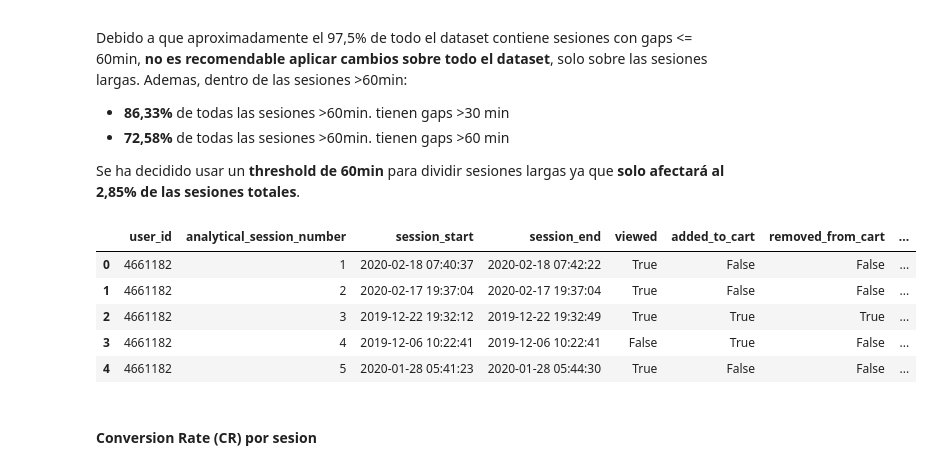
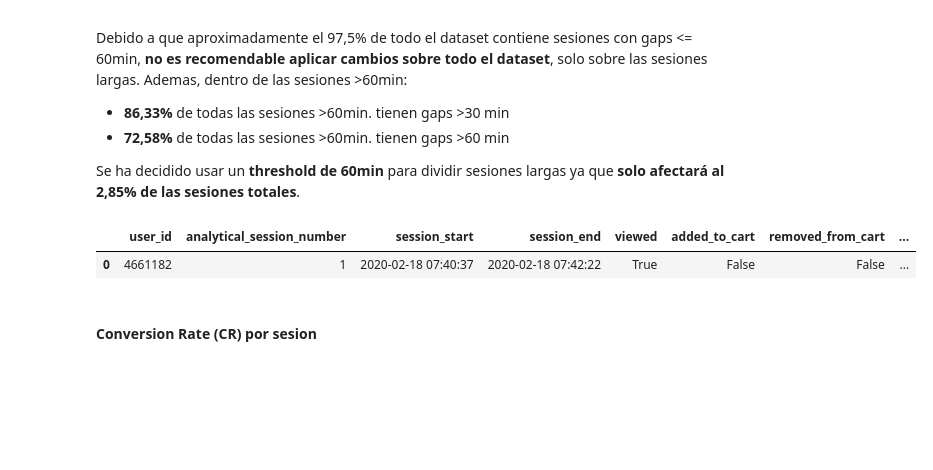
Before and after one commit to jordipsans/ecommerce-growth-analytics, a Jupyter notebook: notebooks/03_AnalisisInsights.ipynb, the cells around one changed output. Saved outputs shown, nothing was run; the diff lists cells and outputs as text; code cells hidden in the pictures; blank space fills up the shorter version.

```diff
--- a/notebooks/03_AnalisisInsights.ipynb
+++ b/notebooks/03_AnalisisInsights.ipynb
@@ -21,5 +35,5 @@ pd.set_option('display.float_format', '{:.2f}'.format)
 # %%
-df = pd.read_parquet("../data/processed/df_processed.parquet")
+df = pd.read_parquet("../data/intermediate/df_analysis.parquet")
 # %%
 df.head(1)
 # %% [output]
@@ -371,14 +383,10 @@ sessions = (
     )
 )
 # %%
-sessions.head(5)
+sessions.head(1)
 # %% [output]
 |  | user_id | analytical_session_number | session_start | session_end | viewed | added_to_cart | removed_from_cart | ... |
 | 0 | 4661182 | 1 | 2020-02-18 07:40:37 | 2020-02-18 07:42:22 | True | False | False | ... |
-| 1 | 4661182 | 2 | 2020-02-17 19:37:04 | 2020-02-17 19:37:04 | True | False | False | ... |
-| 2 | 4661182 | 3 | 2019-12-22 19:32:12 | 2019-12-22 19:32:49 | True | True | True | ... |
-| 3 | 4661182 | 4 | 2019-12-06 10:22:41 | 2019-12-06 10:22:41 | False | True | False | ... |
-| 4 | 4661182 | 5 | 2020-01-28 05:41:23 | 2020-01-28 05:44:30 | True | False | False | ... |
 # %% [markdown]
 #### Conversion Rate (CR) por sesion
 # %%
```
Also changed, not shown: parts of 56 cells of this notebook, 7 other files.
